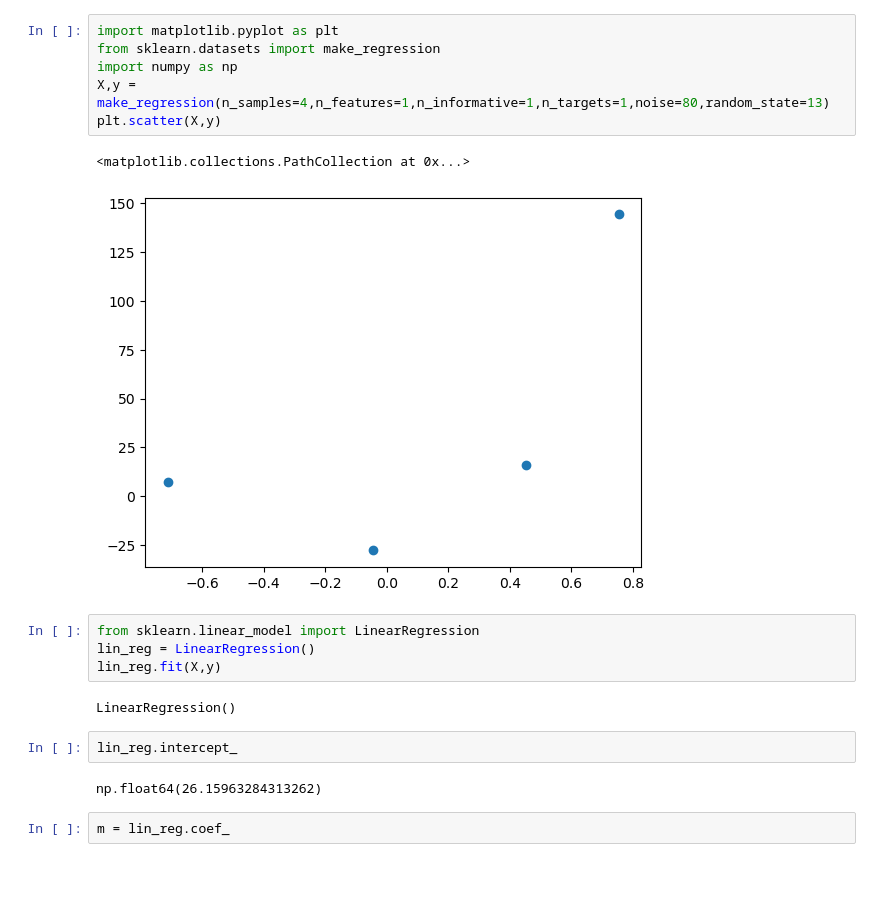
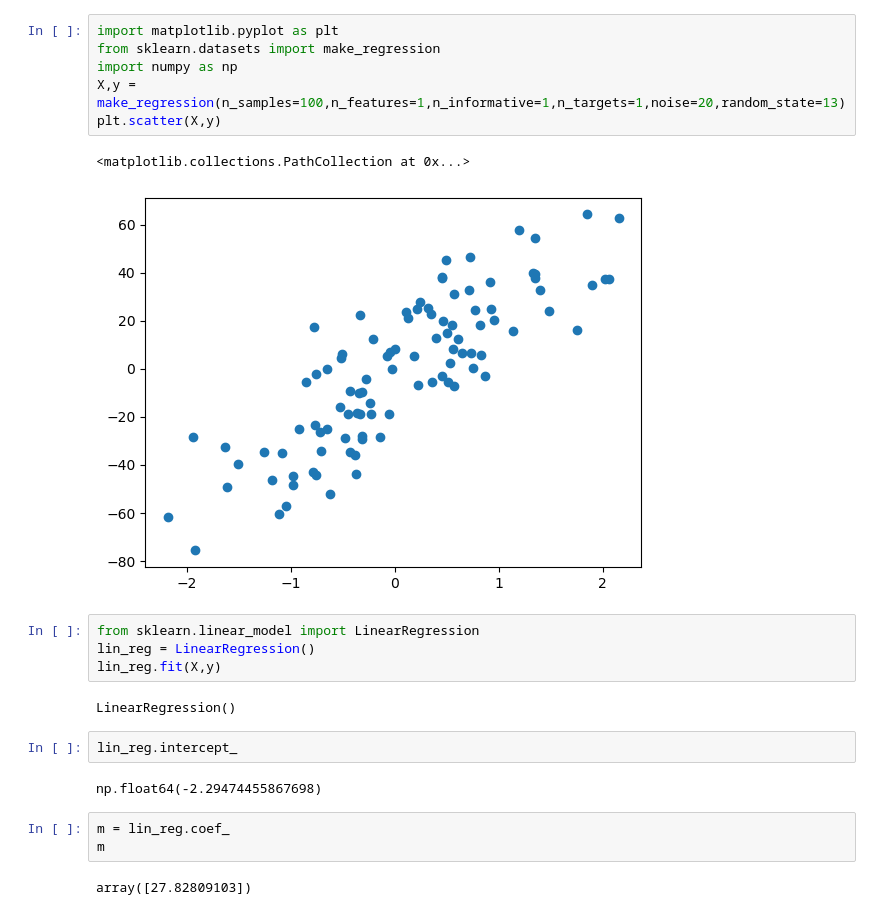
Before and after one commit to tahaftm/CampusX-ML, a Jupyter notebook: Gradient Descent/custom_class.ipynb, the cells around one changed output. Drawn from its saved outputs; the diff is of its cells as text; blank space fills up the shorter version.

```diff
--- a/Gradient Descent/custom_class.ipynb
+++ b/Gradient Descent/custom_class.ipynb
@@ -1,12 +1,12 @@
 # %%
 import matplotlib.pyplot as plt
 from sklearn.datasets import make_regression
 import numpy as np
-X,y = make_regression(n_samples=4,n_features=1,n_informative=1,n_targets=1,noise=80,random_state=13)
+X,y = make_regression(n_samples=100,n_features=1,n_informative=1,n_targets=1,noise=20,random_state=13)
 plt.scatter(X,y)
 # %% [output]
 <matplotlib.collections.PathCollection at 0x...>
-[figure, old version]
+[figure, new version]
 # %%
 from sklearn.linear_model import LinearRegression
 lin_reg = LinearRegression()
@@ -16,9 +16,12 @@ LinearRegression()
 # %%
 lin_reg.intercept_
 # %% [output]
-np.float64(26.15963284313262)
+np.float64(-2.29474455867698)
 # %%
 m = lin_reg.coef_
+m
+# %% [output]
+array([27.82809103])
 # %%
 class GDRegressor:
     def __init__(self, learning_rate, epochs):
```
Also changed, not shown: parts of 3 cells of this notebook.
